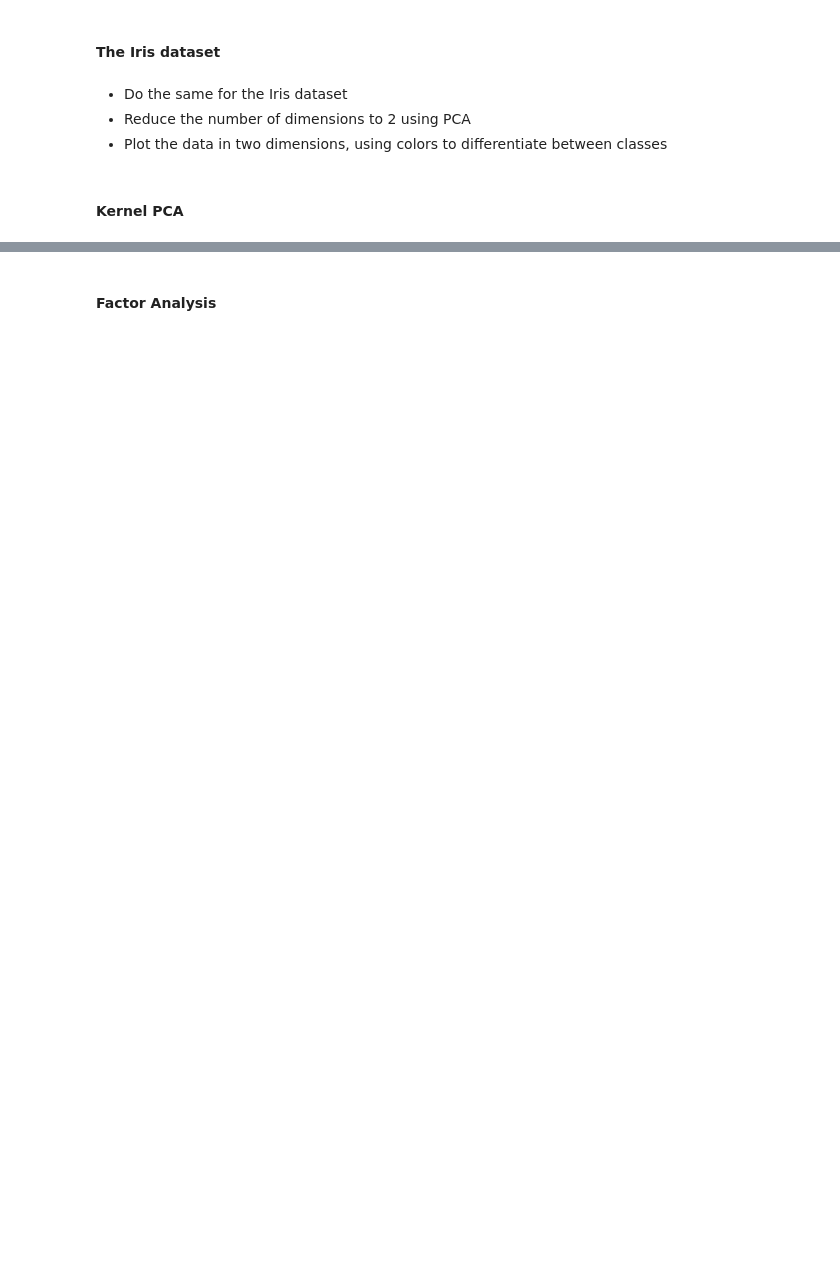
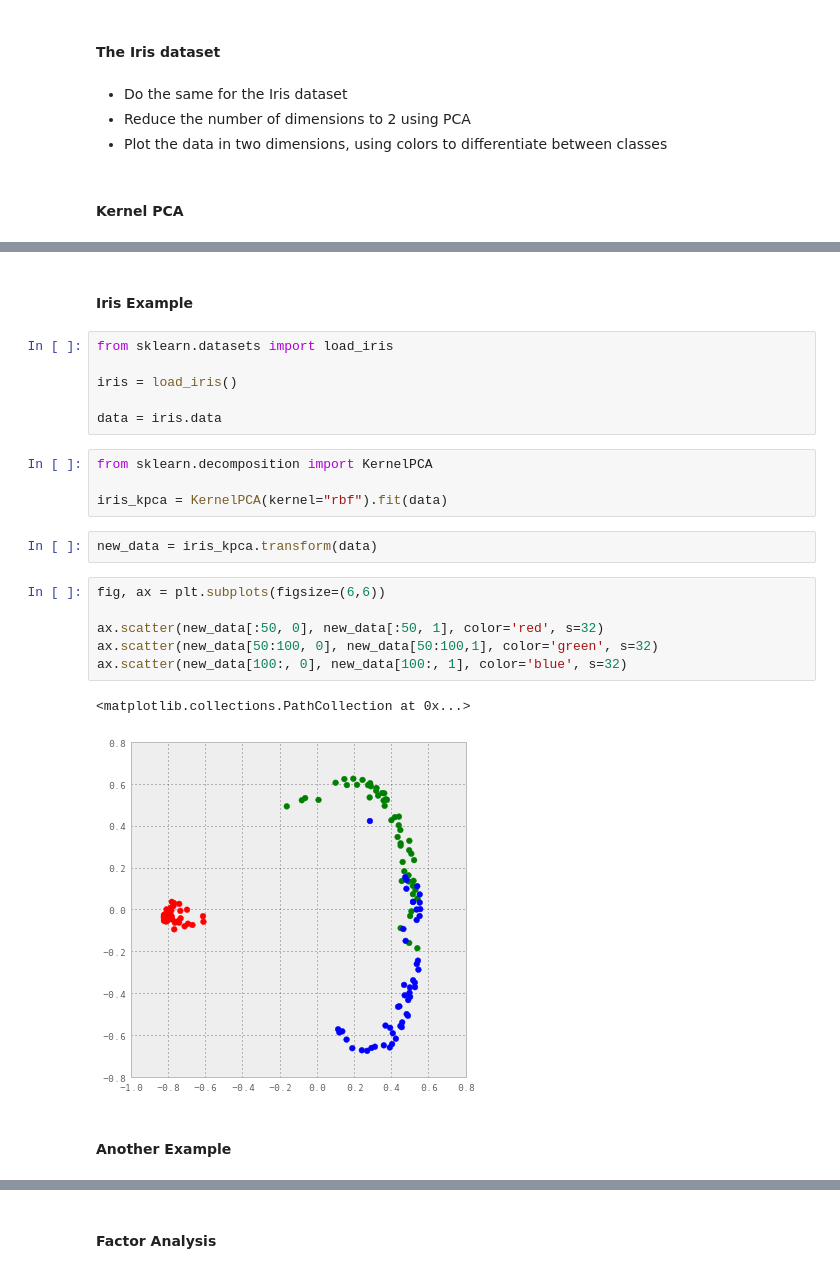
Before and after one commit to jseabold/csc432-notebooks, a Jupyter notebook: week14-01-dimension_reduction.ipynb, the cells around one changed output, grey strips where cells are left out. Cells and saved outputs as stored; diff of their text form; blank space fills up the shorter version.

```diff
--- a/week14-01-dimension_reduction.ipynb
+++ b/week14-01-dimension_reduction.ipynb
@@ -579,0 +765,25 @@ axes[1].scatter(*y_direc.T, alpha=.6)
+# %% [markdown]
+#### Iris Example
+# %%
+from sklearn.datasets import load_iris
+
+iris = load_iris()
+
+data = iris.data
+# %%
+from sklearn.decomposition import KernelPCA
+
+iris_kpca = KernelPCA(kernel="rbf").fit(data)
+# %%
+new_data = iris_kpca.transform(data)
+# %%
+fig, ax = plt.subplots(figsize=(6,6))
+
+ax.scatter(new_data[:50, 0], new_data[:50, 1], color='red', s=32)
+ax.scatter(new_data[50:100, 0], new_data[50:100,1], color='green', s=32)
+ax.scatter(new_data[100:, 0], new_data[100:, 1], color='blue', s=32)
+# %% [output]
+<matplotlib.collections.PathCollection at 0x...>
+[figure, added]
+# %% [markdown]
+#### Another Example
```
Also changed, not shown: parts of 164 cells of this notebook.
